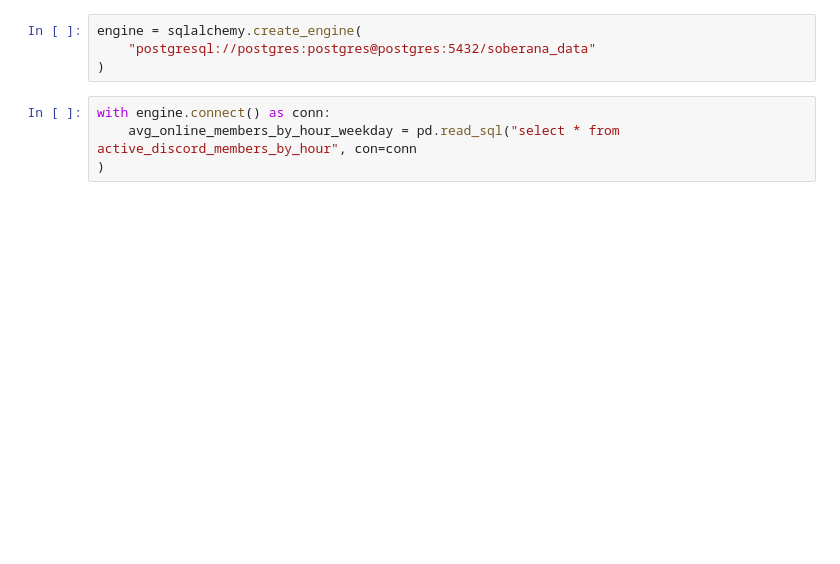
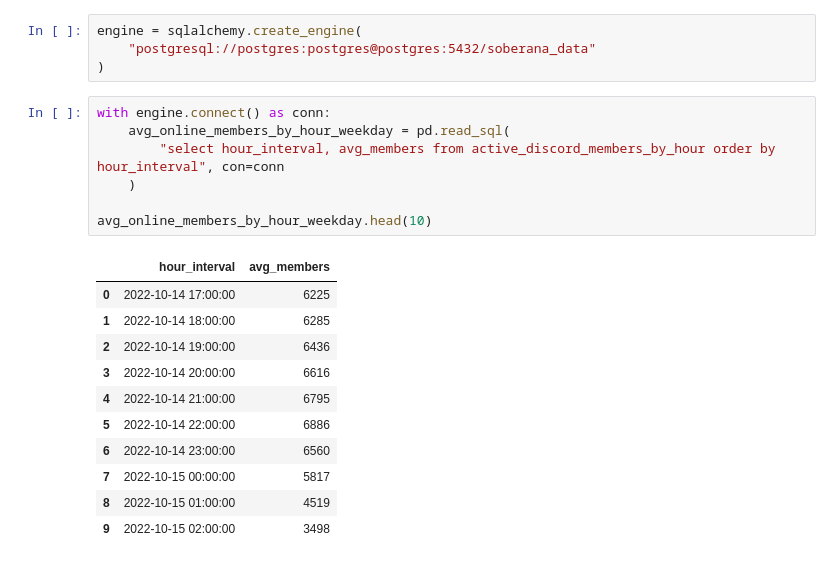
Before and after one commit to ndrluis/soberana-data-poc, a Jupyter notebook: notebooks/exemplo.ipynb, the cells around one changed output. Cells and saved outputs as stored; diff of their text form; blank space fills up the shorter version.

```diff
--- a/notebooks/exemplo.ipynb
+++ b/notebooks/exemplo.ipynb
@@ -30,5 +18,20 @@ engine = sqlalchemy.create_engine(
 )
 # %%
 with engine.connect() as conn:
-    avg_online_members_by_hour_weekday = pd.read_sql("select * from active_discord_members_by_hour", con=conn
-)
+    avg_online_members_by_hour_weekday = pd.read_sql(
+        "select hour_interval, avg_members from active_discord_members_by_hour order by hour_interval", con=conn
+    )
+
+avg_online_members_by_hour_weekday.head(10)
+# %% [output]
+|  | hour_interval | avg_members |
+| 0 | 2022-10-14 17:00:00 | 6225 |
+| 1 | 2022-10-14 18:00:00 | 6285 |
+| 2 | 2022-10-14 19:00:00 | 6436 |
+| 3 | 2022-10-14 20:00:00 | 6616 |
+| 4 | 2022-10-14 21:00:00 | 6795 |
+| 5 | 2022-10-14 22:00:00 | 6886 |
+| 6 | 2022-10-14 23:00:00 | 6560 |
+| 7 | 2022-10-15 00:00:00 | 5817 |
+| 8 | 2022-10-15 01:00:00 | 4519 |
+| 9 | 2022-10-15 02:00:00 | 3498 |
```
Also changed, not shown: parts of 4 cells of this notebook, 4 other files.
